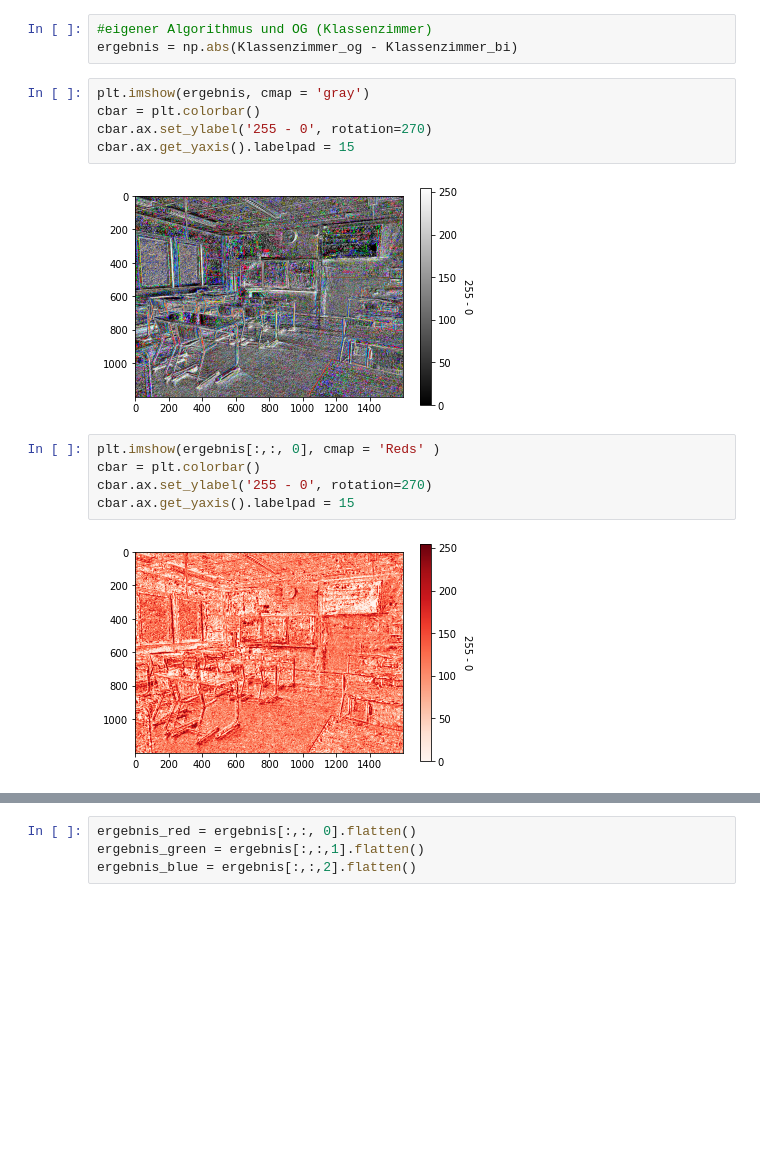
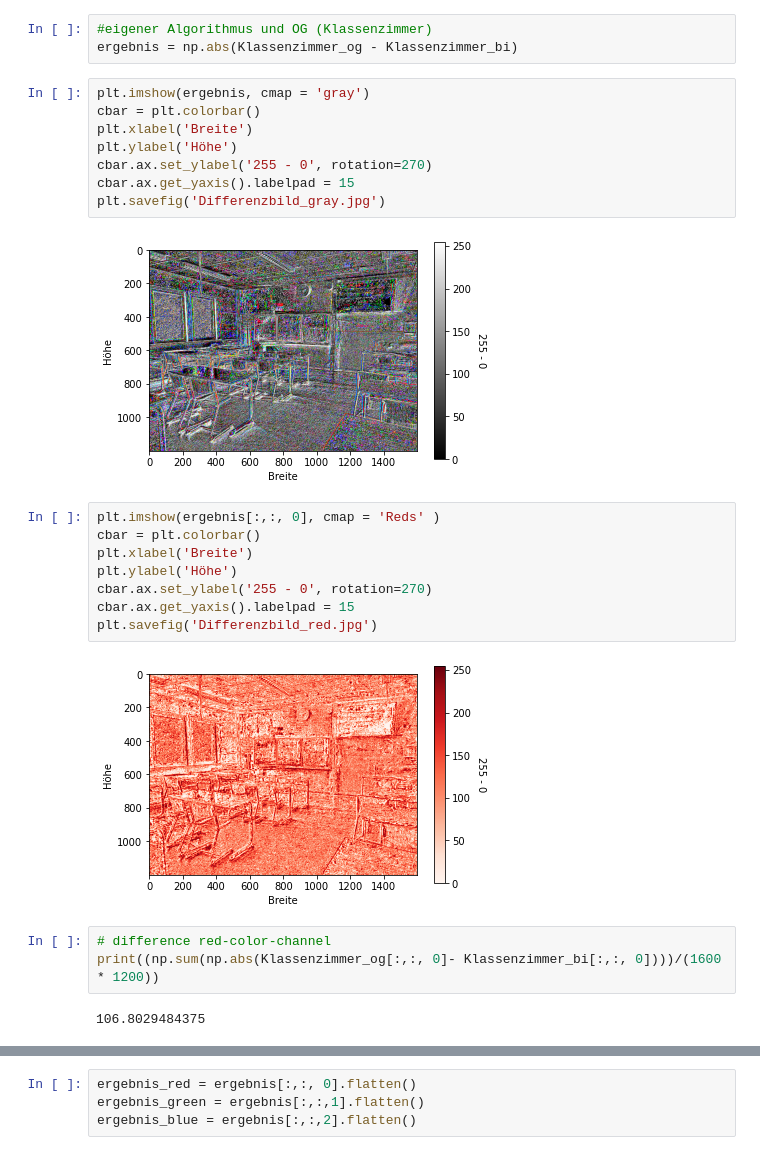
Before and after one commit to JeromePerleth/Bilineare-Interpolation, a Jupyter notebook: bilineare_Differenz.ipynb, the cells around one changed output, grey strips where cells are left out. Drawn from its saved outputs; the diff is of its cells as text; blank space fills up the shorter version.

```diff
--- a/bilineare_Differenz.ipynb
+++ b/bilineare_Differenz.ipynb
@@ -53,17 +53,28 @@ ergebnis = np.abs(Klassenzimmer_og - Klassenzimmer_bi)
 # %%
 plt.imshow(ergebnis, cmap = 'gray')
 cbar = plt.colorbar()
+plt.xlabel('Breite')
+plt.ylabel('Höhe')
 cbar.ax.set_ylabel('255 - 0', rotation=270)
 cbar.ax.get_yaxis().labelpad = 15
+plt.savefig('Differenzbild_gray.jpg')
 # %% [output]
-[figure, old version]
+[figure, new version]
 # %%
 plt.imshow(ergebnis[:,:, 0], cmap = 'Reds' )
 cbar = plt.colorbar()
+plt.xlabel('Breite')
+plt.ylabel('Höhe')
 cbar.ax.set_ylabel('255 - 0', rotation=270)
 cbar.ax.get_yaxis().labelpad = 15
+plt.savefig('Differenzbild_red.jpg')
 # %% [output]
-[figure, old version]
+[figure, new version]
+# %%
+# difference red-color-channel
+print((np.sum(np.abs(Klassenzimmer_og[:,:, 0]- Klassenzimmer_bi[:,:, 0])))/(1600 * 1200))
+# %% [output]
+106.8029484375
 # %%
 plt.imshow(ergebnis[:,:, 0])
 cbar = plt.colorbar()
```
Also changed, not shown: parts of 19 cells of this notebook, 15 other files.
